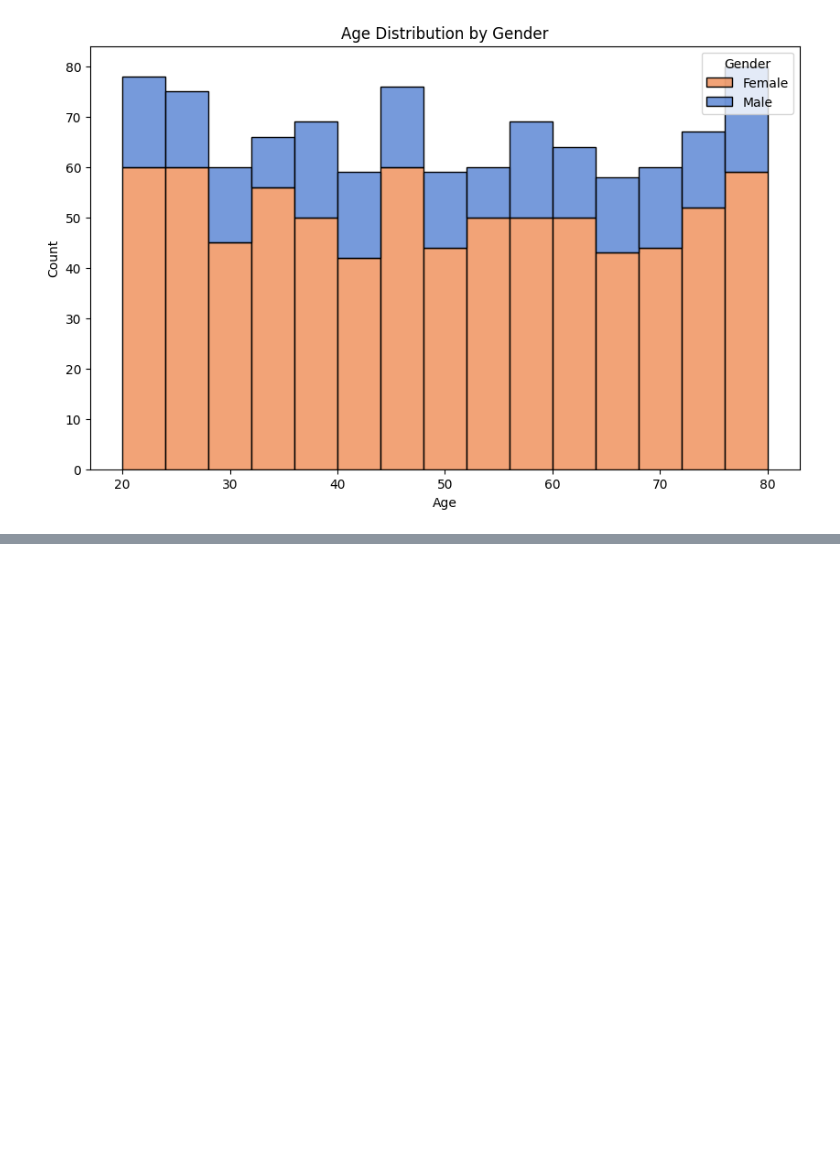
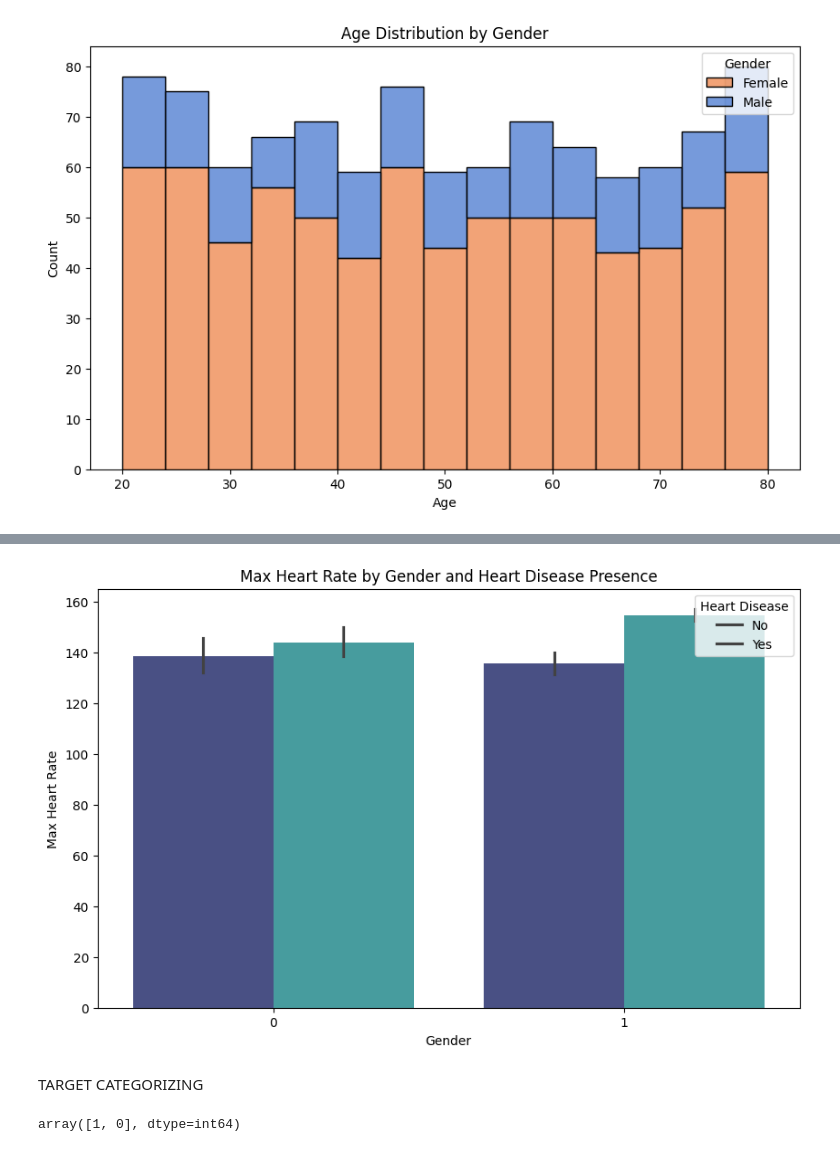
Before and after one commit to AvinandanRoy/DataAnalysis, a Jupyter notebook: CVDs.ipynb, the cells around one changed output, grey strips where cells are left out. Drawn from its saved outputs; the diff is of its cells as text; code cells hidden in the pictures; blank space fills up the shorter version.

```diff
--- a/CVDs.ipynb
+++ b/CVDs.ipynb
@@ -225,0 +310,18 @@ plt.show()
+# %%
+# Visualization
+plt.figure(figsize=(10, 6))
+sns.barplot(x='gender', y='maxheartrate', hue='target', data=df, palette='mako')
+plt.title('Max Heart Rate by Gender and Heart Disease Presence')
+plt.xlabel('Gender')
+plt.ylabel('Max Heart Rate')
+plt.legend(title='Heart Disease', labels=['No', 'Yes'])
+plt.show()
+# %% [output]
+[figure, added]
+# %% [markdown]
+TARGET CATEGORIZING
+# %%
+# target classes :
+df.target.unique()
+# %% [output]
+array([1, 0], dtype=int64)
```
Also changed, not shown: parts of 52 cells of this notebook.
